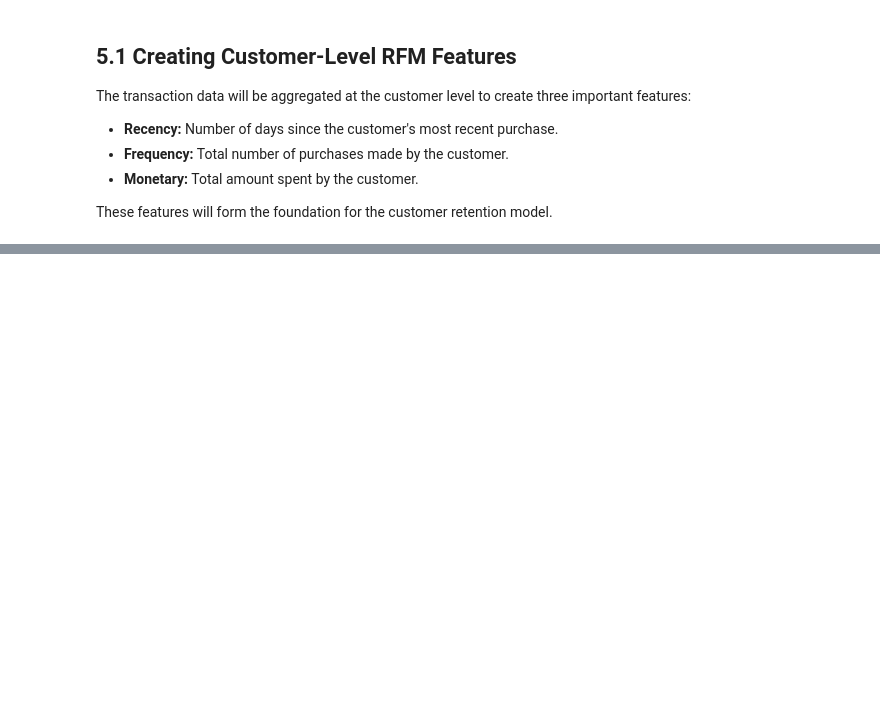
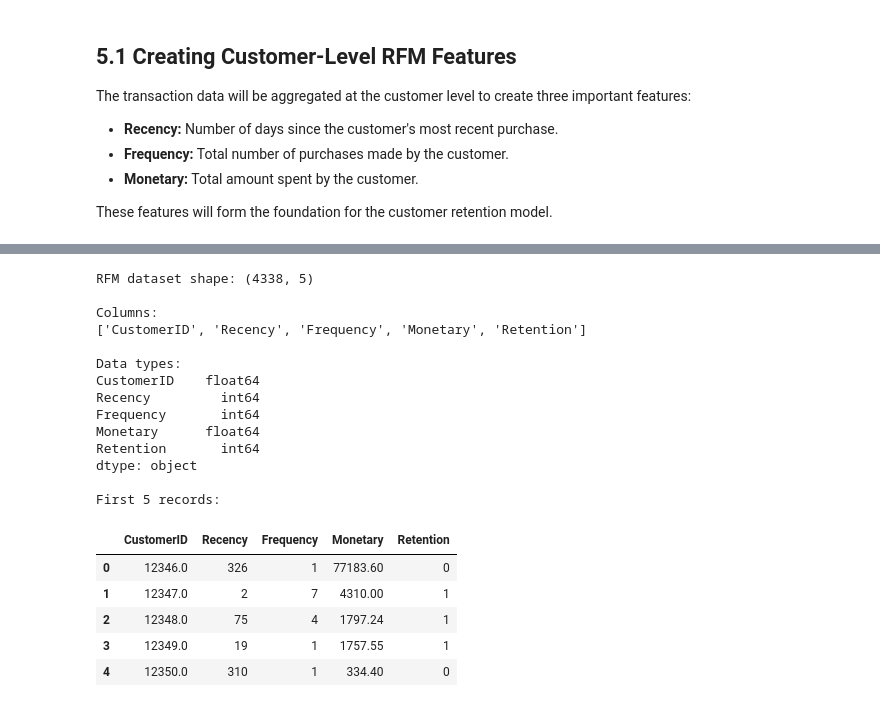
Before and after one commit to HudaR112/AI-customer-retention-predictor, a Jupyter notebook: Notebooks/retention-model-predictorrr.ipynb, the cells around one changed output, grey strips where cells are left out. Cells and saved outputs as stored; diff of their text form; code cells hidden in the pictures; blank space fills up the shorter version.

```diff
--- a/Notebooks/retention-model-predictorrr.ipynb
+++ b/Notebooks/retention-model-predictorrr.ipynb
@@ -296,0 +399,32 @@ These features will form the foundation for the customer retention model.
+# %%
+print("RFM dataset shape:", rfm.shape)
+
+print("\nColumns:")
+print(rfm.columns.tolist())
+
+print("\nData types:")
+print(rfm.dtypes)
+
+print("\nFirst 5 records:")
+display(rfm.head())
+# %% [output]
+RFM dataset shape: (4338, 5)
+
+Columns:
+['CustomerID', 'Recency', 'Frequency', 'Monetary', 'Retention']
+
+Data types:
+CustomerID    float64
+Recency         int64
+Frequency       int64
+Monetary      float64
+Retention       int64
+dtype: object
+
+First 5 records:
+|  | CustomerID | Recency | Frequency | Monetary | Retention |
+| 0 | 12346.0 | 326 | 1 | 77183.60 | 0 |
+| 1 | 12347.0 | 2 | 7 | 4310.00 | 1 |
+| 2 | 12348.0 | 75 | 4 | 1797.24 | 1 |
+| 3 | 12349.0 | 19 | 1 | 1757.55 | 1 |
+| 4 | 12350.0 | 310 | 1 | 334.40 | 0 |
```
Also changed, not shown: parts of 13 cells of this notebook.
